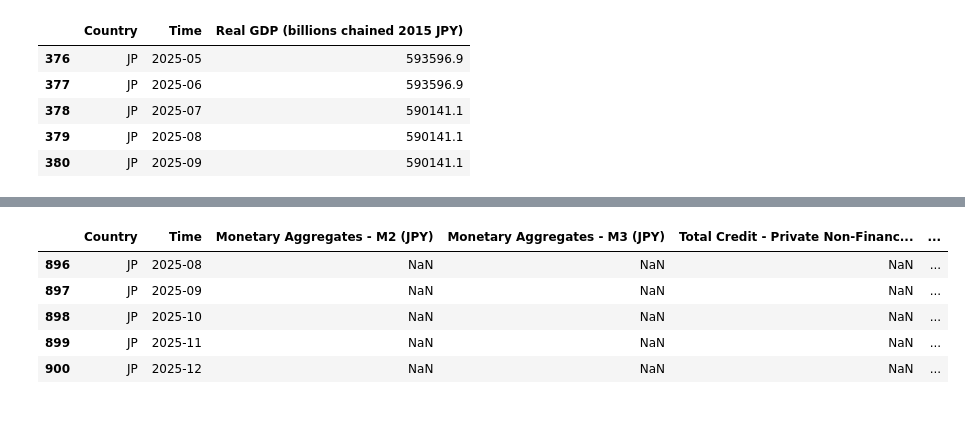
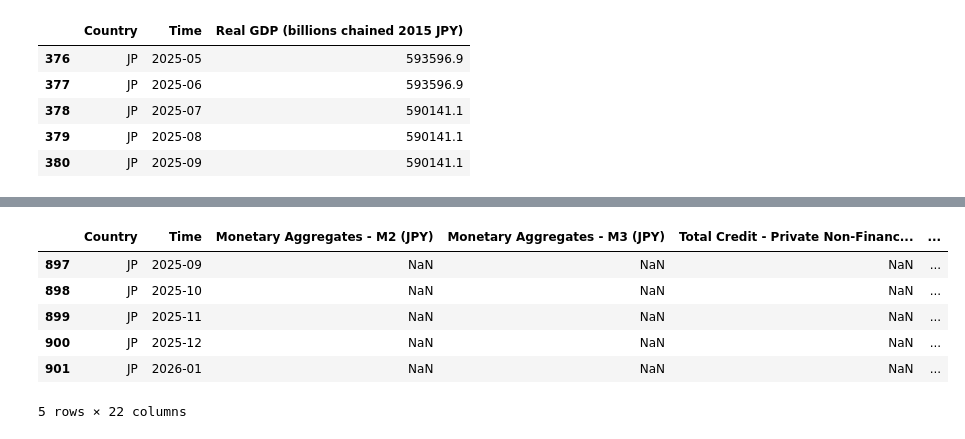
Before and after one commit to EliaLand/PVAR_japan_endogenous_money, a Jupyter notebook: Module1_data_extraction_manipulation.ipynb, the cells around one changed output, grey strips where cells are left out. Drawn from its saved outputs; the diff is of its cells as text; code cells hidden in the pictures.

```diff
--- a/Module1_data_extraction_manipulation.ipynb
+++ b/Module1_data_extraction_manipulation.ipynb
@@ -539,3 +790,9 @@ jp_bank_reserves_df.tail()
 | 897 | JP | 2025-09 | 1.237223e+06 |
 | 898 | JP | 2025-10 | 1.238269e+06 |
 | 899 | JP | 2025-11 | 1.245355e+06 |
+# %%
+# BoJ's Total Assets
+jp_bojta_df = jp_bojta_m_raw.copy()
+
+jp_bojta_df.to_csv("Data/Aggregated/jp_boj_total_assets_df.csv", index=False)
+jp_bojta_df.tail()
@@ -542,6 +806,7 @@ jp_bank_reserves_df.tail()
 # %%
 # Policy Rate Dataframe
 jp_policy_rate_df = pd.merge(jp_10ygb_m_raw, jp_cmibr_m_raw, on=["Country", "Time"], how="outer")
+jp_policy_rate_df = pd.merge(jp_policy_rate_df, jp_nir_m_raw, on=["Country", "Time"], how="outer")
 
 jp_policy_rate_df.to_csv("Data/Aggregated/jp_policy_rate_df.csv", index=False)
 jp_policy_rate_df.tail()
@@ -604,3 +869,11 @@ jp_stocks_pv_df.tail()
 | 330 | iShares Core Japan Government Bon... | 2561.T | 2025-08 | -0.004130 | 178697 |
 | 331 | iShares Core Japan Government Bon... | 2561.T | 2025-09 | 0.003209 | 273959 |
 | 332 | iShares Core Japan Government Bon... | 2561.T | 2025-10 | -0.000916 | 691174 |
+# %%
+# Debt Level Dataframe
+
+jp_debt_df = pd.merge(jp_cgdebt_m_raw, jp_dpdebt_m_raw, on=["Country", "Time"], how="outer")
+jp_debt_df = pd.merge(jp_debt_df, jp_dudebt_m_raw, on=["Country", "Time"], how="outer")
+
+jp_debt_df.to_csv("Data/Aggregated/jp_debt_df.csv", index=False)
+jp_debt_df.tail()
@@ -606,0 +887,6 @@ jp_stocks_pv_df.tail()
+# %%
+# Control Dataframe
+jp_control_df = pd.merge(jp_ust_m_raw, jp_vix_m_raw, on=["Country", "Time"], how="outer")
+
+jp_control_df.to_csv("Data/Aggregated/jp_control_df.csv", index=False)
+jp_control_df.tail()
@@ -607,19 +900,22 @@ jp_stocks_pv_df.tail()
 # %%
 # Aggregated JP Dataframe
 jp_aggregated_df = pd.merge(jp_broad_money_df, jp_credit_demand_df, on=["Country", "Time"], how="outer")
 jp_aggregated_df = pd.merge(jp_aggregated_df, jp_bank_reserves_df, on=["Country", "Time"], how="outer")
 jp_aggregated_df = pd.merge(jp_aggregated_df, jp_policy_rate_df, on=["Country", "Time"], how="outer")
 jp_aggregated_df = pd.merge(jp_aggregated_df, jp_exchange_rate_df, on=["Country", "Time"], how="outer")
 jp_aggregated_df = pd.merge(jp_aggregated_df, jp_inflation_df, on=["Country", "Time"], how="outer")
 jp_aggregated_df = pd.merge(jp_aggregated_df, jp_rgdp_df, on=["Country", "Time"], how="outer")
-
+jp_aggregated_df = pd.merge(jp_aggregated_df, jp_debt_df, on=["Country", "Time"], how="outer")
+jp_aggregated_df = pd.merge(jp_aggregated_df, jp_bojta_df, on=["Country", "Time"], how="outer")
+jp_aggregated_df = pd.merge(jp_aggregated_df, jp_control_df, on=["Country", "Time"], how="outer")
 
 jp_aggregated_df.to_csv("Data/Aggregated/jp_aggregated_df.csv", index=False)
 jp_aggregated_df.tail()
 # %% [output]
 |  | Country | Time | Monetary Aggregates - M2 (JPY) | Monetary Aggregates - M3 (JPY) | Total Credit - Private Non-Financ... | ... |
-| 896 | JP | 2025-08 | NaN | NaN | NaN | ... |
 | 897 | JP | 2025-09 | NaN | NaN | NaN | ... |
 | 898 | JP | 2025-10 | NaN | NaN | NaN | ... |
 | 899 | JP | 2025-11 | NaN | NaN | NaN | ... |
 | 900 | JP | 2025-12 | NaN | NaN | NaN | ... |
+| 901 | JP | 2026-01 | NaN | NaN | NaN | ... |
+5 rows × 22 columns
```
Also changed, not shown: parts of 26 cells of this notebook, 9 other files.
